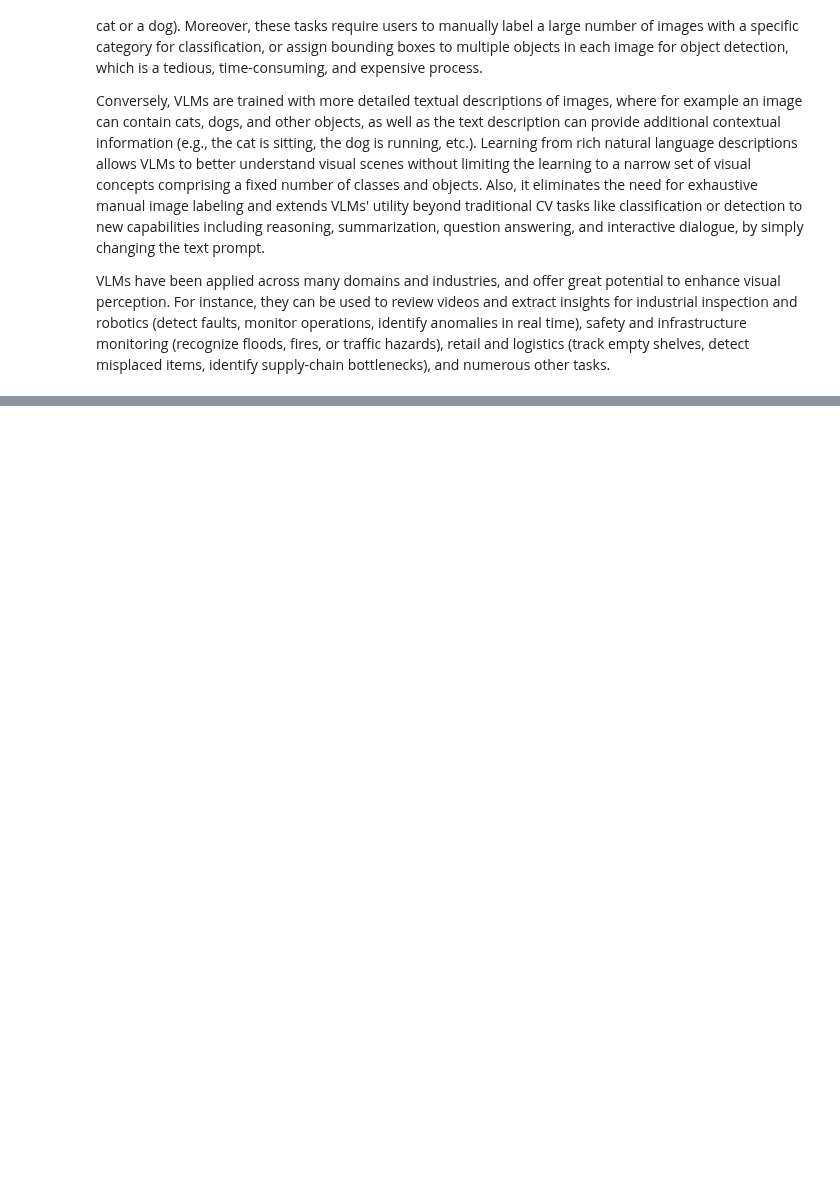
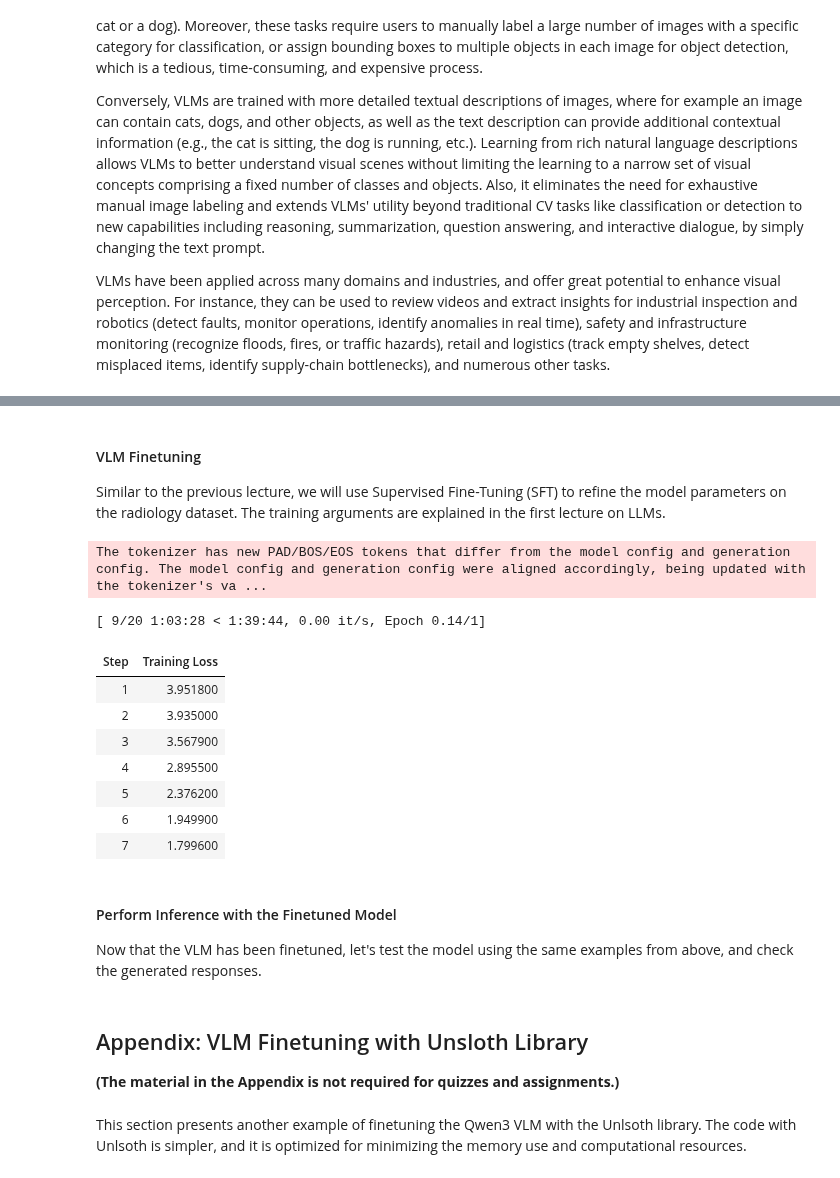
Before and after one commit to avakanski/Fall-2025-Applied-Data-Science-with-Python, a Jupyter notebook: docs/Lectures/Theme_3-Model_Engineering/Lecture_22-LLMs_Part_2/Lecture_22-LLMs_Part_2.ipynb, the cells around one changed output, grey strips where cells are left out. Drawn from its saved outputs; the diff is of its cells as text; code cells hidden in the pictures; blank space fills up the shorter version.

```diff
--- a/docs/Lectures/Theme_3-Model_Engineering/Lecture_22-LLMs_Part_2/Lecture_22-LLMs_Part_2.ipynb
+++ b/docs/Lectures/Theme_3-Model_Engineering/Lecture_22-LLMs_Part_2/Lecture_22-LLMs_Part_2.ipynb
@@ -642,0 +818,3 @@ VLMs have been applied across many domains and industries, and offer great poten
+# %%
+# Apply the collator class
+data_collator = Qwen3VLDataCollator(processor)
@@ -642,0 +910,59 @@ VLMs have been applied across many domains and industries, and offer great poten
+# %% [markdown]
+#### VLM Finetuning
+
+Similar to the previous lecture, we will use Supervised Fine-Tuning (SFT) to refine the model parameters on the radiology dataset. The training arguments are explained in the first lecture on LLMs.
+# %%
+# Training configuration
+training_args = SFTConfig(
+    output_dir="./qwen3-vlm-4b-radiology",
+    # training steps
+    max_steps=20,
+    # Batch settings
+    per_device_train_batch_size=2,
+    gradient_accumulation_steps=16,
+    gradient_checkpointing=True,
+    # Learning rate
+    learning_rate=2e-4,
+    lr_scheduler_type="cosine",
+    warmup_ratio=0.1,
+    # Optimizer
+    optim="adamw_torch_fused",
+    weight_decay=0.01,
+    max_grad_norm=0.3,
+    # Precision
+    bf16=True,
+    # Logging
+    logging_steps=1,
+    report_to="none",
+    # Dataset processing
+    remove_unused_columns=False,
+    dataset_text_field="",
+    dataset_kwargs={"skip_prepare_dataset": True})
+# %%
+# Initialize trainer
+trainer = SFTTrainer(
+    model=model,
+    args=training_args,
+    train_dataset=train_dataset,
+    data_collator=data_collator,
+    processing_class=processor,
+    peft_config=lora_config,
+)
+# %%
+# Training
+trainer.train()
+# %% [output]
+The tokenizer has new PAD/BOS/EOS tokens that differ from the model config and generation config. The model config and generation config were aligned accordingly, being updated with the tokenizer's va ...
+[ 9/20 1:03:28 < 1:39:44, 0.00 it/s, Epoch 0.14/1]
+| Step | Training Loss |
+| 1 | 3.951800 |
+| 2 | 3.935000 |
+| 3 | 3.567900 |
+| 4 | 2.895500 |
+| 5 | 2.376200 |
+| 6 | 1.949900 |
+| 7 | 1.799600 |
+# %% [markdown]
+#### Perform Inference with the Finetuned Model
+
+Now that the VLM has been finetuned, let's test the model using the same examples from above, and check the generated responses.
@@ -642,0 +1036,6 @@ VLMs have been applied across many domains and industries, and offer great poten
+# %% [markdown]
+## Appendix: VLM Finetuning with Unsloth Library<a name='appendix:-vlm-finetuning-with-unsloth-library'></a>
+
+**(The material in the Appendix is not required for quizzes and assignments.)**
+# %% [markdown]
+This section presents another example of finetuning the Qwen3 VLM with the Unlsoth library. The code with Unlsoth is simpler, and it is optimized for minimizing the memory use and computational resources.
```
Also changed, not shown: parts of 48 cells of this notebook.
